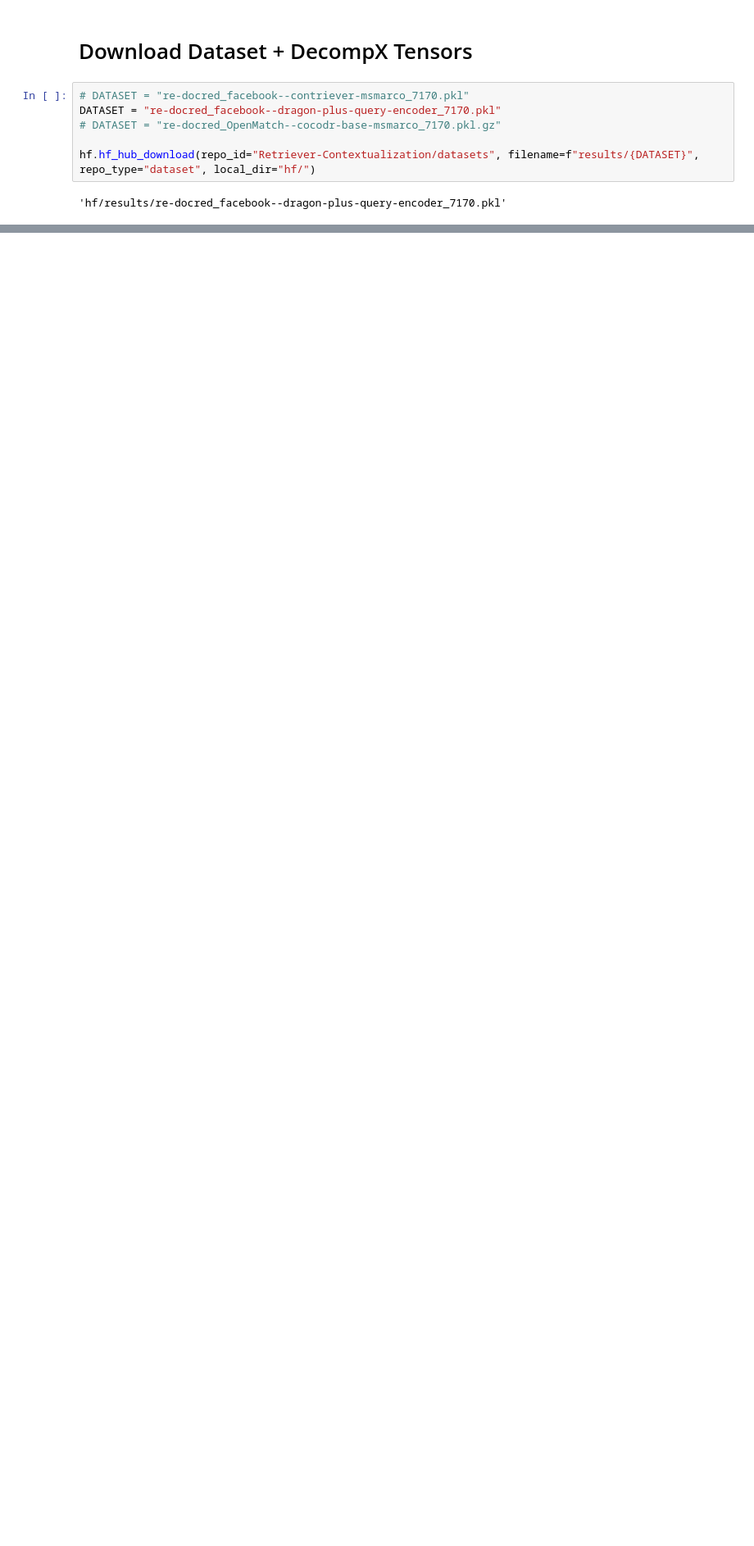
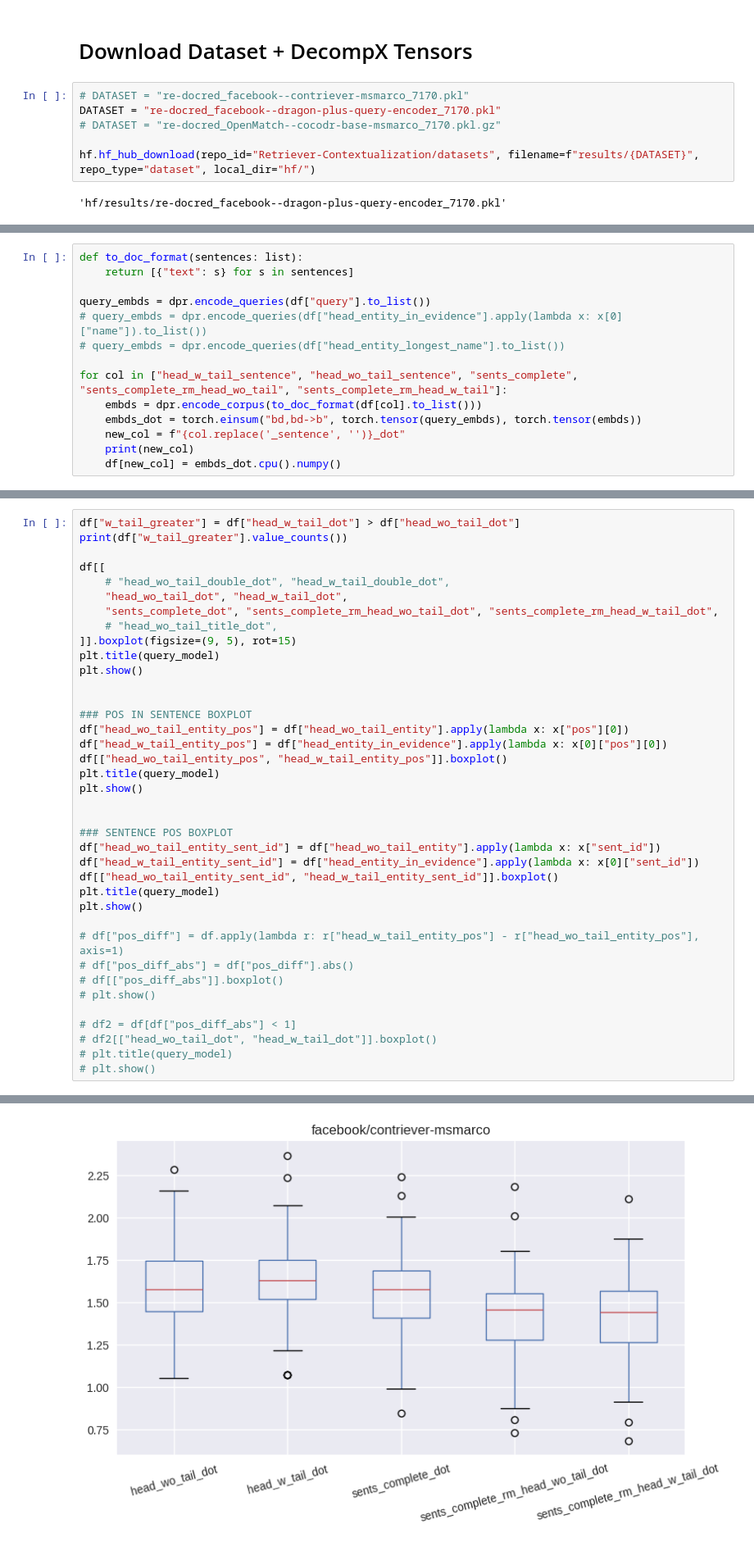
Before and after one commit to mohsenfayyaz/ColDeR, a Jupyter notebook: src/notebooks/Analysis_Tail.ipynb, the cells around one changed output, grey strips where cells are left out. Shown: that part at 82% size. Drawn from its saved outputs; the diff is of its cells as text; blank space fills up the shorter version.

```diff
--- a/src/notebooks/Analysis_Tail.ipynb
+++ b/src/notebooks/Analysis_Tail.ipynb
@@ -182,0 +301,14 @@ OutOfMemoryError: CUDA out of memory. Tried to allocate 34.00 MiB. GPU 0 has a t
+# %%
+def to_doc_format(sentences: list):
+    return [{"text": s} for s in sentences]
+
+query_embds = dpr.encode_queries(df["query"].to_list())
+# query_embds = dpr.encode_queries(df["head_entity_in_evidence"].apply(lambda x: x[0]["name"]).to_list())
+# query_embds = dpr.encode_queries(df["head_entity_longest_name"].to_list())
+
+for col in ["head_w_tail_sentence", "head_wo_tail_sentence", "sents_complete", "sents_complete_rm_head_wo_tail", "sents_complete_rm_head_w_tail"]:
+    embds = dpr.encode_corpus(to_doc_format(df[col].to_list()))
+    embds_dot = torch.einsum("bd,bd->b", torch.tensor(query_embds), torch.tensor(embds))
+    new_col = f"{col.replace('_sentence', '')}_dot"
+    print(new_col)
+    df[new_col] = embds_dot.cpu().numpy()
@@ -182,0 +329,39 @@ OutOfMemoryError: CUDA out of memory. Tried to allocate 34.00 MiB. GPU 0 has a t
+# %%
+df["w_tail_greater"] = df["head_w_tail_dot"] > df["head_wo_tail_dot"]
+print(df["w_tail_greater"].value_counts())
+
+df[[
+    # "head_wo_tail_double_dot", "head_w_tail_double_dot",
+    "head_wo_tail_dot", "head_w_tail_dot",
+    "sents_complete_dot", "sents_complete_rm_head_wo_tail_dot", "sents_complete_rm_head_w_tail_dot",
+    # "head_wo_tail_title_dot",
+]].boxplot(figsize=(9, 5), rot=15)
+plt.title(query_model)
+plt.show()
+
+
+### POS IN SENTENCE BOXPLOT
+df["head_wo_tail_entity_pos"] = df["head_wo_tail_entity"].apply(lambda x: x["pos"][0])
+df["head_w_tail_entity_pos"] = df["head_entity_in_evidence"].apply(lambda x: x[0]["pos"][0])
+df[["head_wo_tail_entity_pos", "head_w_tail_entity_pos"]].boxplot()
+plt.title(query_model)
+plt.show()
+
+
+### SENTENCE POS BOXPLOT
+df["head_wo_tail_entity_sent_id"] = df["head_wo_tail_entity"].apply(lambda x: x["sent_id"])
+df["head_w_tail_entity_sent_id"] = df["head_entity_in_evidence"].apply(lambda x: x[0]["sent_id"])
+df[["head_wo_tail_entity_sent_id", "head_w_tail_entity_sent_id"]].boxplot()
+plt.title(query_model)
+plt.show()
+
+# df["pos_diff"] = df.apply(lambda r: r["head_w_tail_entity_pos"] - r["head_wo_tail_entity_pos"], axis=1)
+# df["pos_diff_abs"] = df["pos_diff"].abs()
+# df[["pos_diff_abs"]].boxplot()
+# plt.show()
+
+# df2 = df[df["pos_diff_abs"] < 1]
+# df2[["head_wo_tail_dot", "head_w_tail_dot"]].boxplot()
+# plt.title(query_model)
+# plt.show()
+# %% [output]
@@ -182,0 +372 @@ OutOfMemoryError: CUDA out of memory. Tried to allocate 34.00 MiB. GPU 0 has a t
+[figure, added]
```
Also changed, not shown: parts of 13 cells of this notebook, 2 other files.
